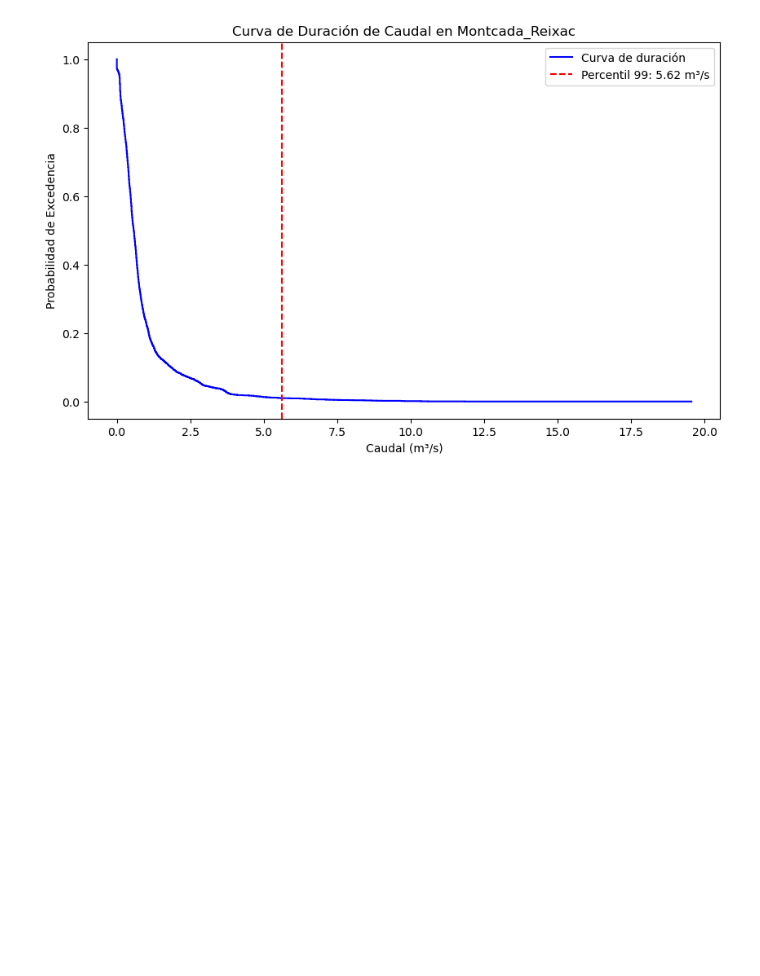
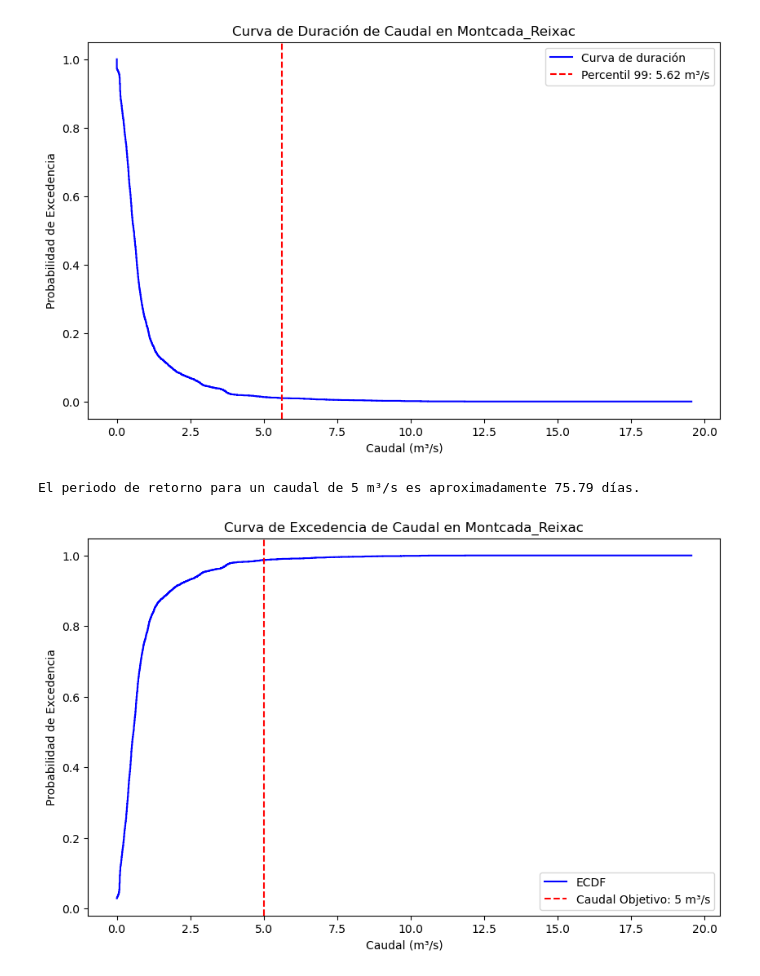
Before and after one commit to saosar/Hidrology, a Jupyter notebook: SOAEstadistica.ipynb, the cells around one changed output. Saved outputs shown, nothing was run; the diff lists cells and outputs as text; code cells hidden in the pictures; blank space fills up the shorter version.

```diff
--- a/SOAEstadistica.ipynb
+++ b/SOAEstadistica.ipynb
@@ -540,3 +541,53 @@ plt.legend()
 plt.show()
 # %% [output]
 [figure]
+# %%
+# 2. Seleccionar la estación "Montcada_Reixac"
+nombreST = "Montcada_Reixac"
+DF_St = TotalDat[TotalDat['Estacio'] == nombreST]
+
+# 3. Eliminar los valores faltantes (NaN) en la columna 'Valor'
+DF_St = DF_St.dropna(subset=['Valor'])
+
+# 4. Ordenar los valores de caudal en orden descendente
+sorted_caudal = DF_St['Valor'].sort_values(ascending=False).reset_index(drop=True)
+
+# 5. Crear la función ECDF usando statsmodels
+ecdf = sm.distributions.ECDF(sorted_caudal)
+
+# 6. Definir el caudal objetivo para el cual queremos calcular el periodo de retorno
+caudal_objetivo = 5  # Caudal objetivo en m³/s
+
+# 7. Calcular la probabilidad de excedencia para el caudal objetivo
+# La probabilidad de excedencia es 1 - ECDF(caudal_objetivo)
+probabilidad_excedencia_objetivo = 1 - ecdf(caudal_objetivo)
+
+# 8. Calcular el periodo de retorno en días
+if probabilidad_excedencia_objetivo > 0:
+    periodo_retorno = 1 / probabilidad_excedencia_objetivo
+else:
+    periodo_retorno = np.inf  # Si no hay excedencia, el periodo de retorno es infinito
+
+# Imprimir el periodo de retorno
+print(f"El periodo de retorno para un caudal de {caudal_objetivo} m³/s es aproximadamente {periodo_retorno:.2f} días.")
+
+# 9. Graficar la curva ECDF
+plt.figure(figsize=(10, 6))
+plt.step(sorted_caudal, ecdf(sorted_caudal), where='post', color='blue', label='ECDF')
+
+# Añadir línea vertical para el caudal objetivo
+plt.axvline(x=caudal_objetivo, color='red', linestyle='--', label=f'Caudal Objetivo: {caudal_objetivo} m³/s')
+
+# Añadir títulos y etiquetas
+plt.title(f"Curva de Excedencia de Caudal en {nombreST}")
+plt.xlabel("Caudal (m³/s)")
+plt.ylabel("Probabilidad de Excedencia")
+
+# Añadir leyenda
+plt.legend()
+
+# Mostrar el gráfico
+plt.show()
+# %% [output]
+El periodo de retorno para un caudal de 5 m³/s es aproximadamente 75.79 días.
+[figure, added]
```
Also changed, not shown: parts of 3 cells of this notebook.
